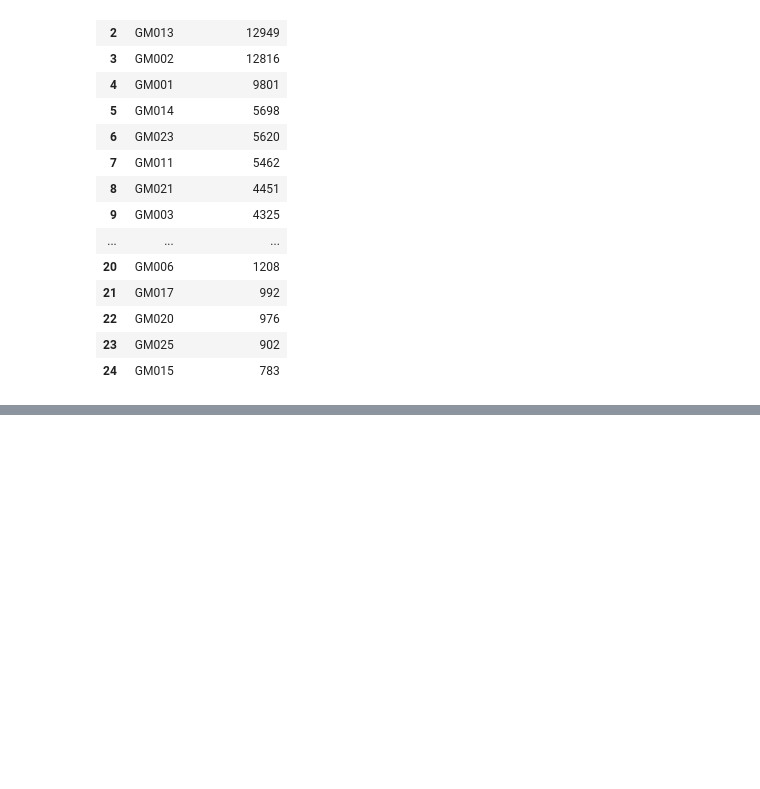
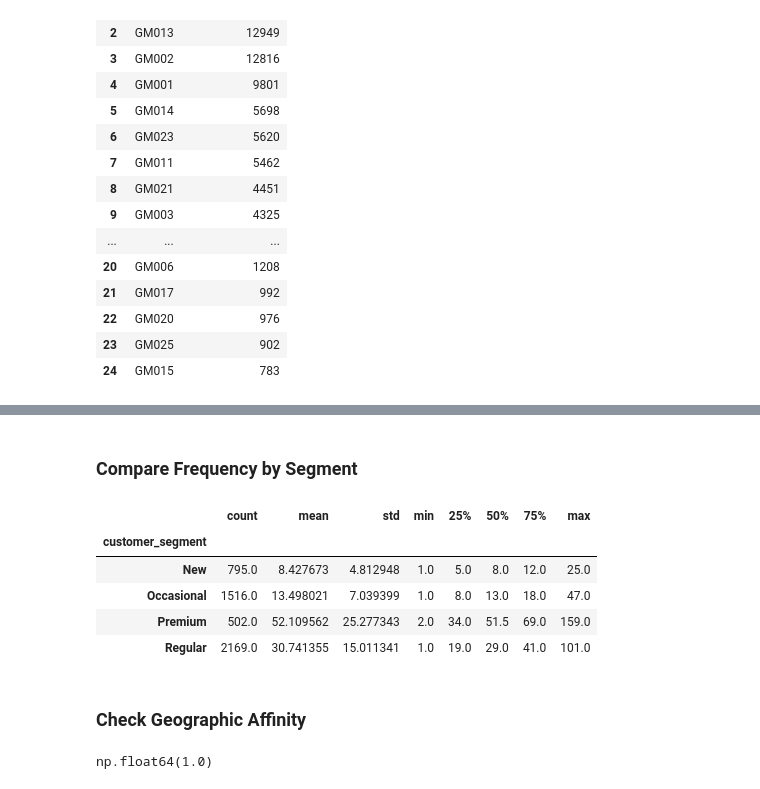
Before and after one commit to Abu-Hozaifa-Retail-Analyst/Retail-Sales-And-Store-Performance-Analytics, a Jupyter notebook: python/05_generate_sales_transactions.ipynb, the cells around one changed output, grey strips where cells are left out. Cells and saved outputs as stored; diff of their text form; code cells hidden in the pictures; blank space fills up the shorter version.

```diff
--- a/python/05_generate_sales_transactions.ipynb
+++ b/python/05_generate_sales_transactions.ipynb
@@ -894,0 +1090,5 @@ store_transaction_distribution
+# %%
+df_sales["store_city"] = (
+    df_sales["store_id"]
+    .map(store_city_lookup)
+)
@@ -894,0 +1108,16 @@ store_transaction_distribution
+# %%
+for city in df_sales["store_city"].dropna().unique():
+
+    mask = df_sales["store_city"] == city
+    n = mask.sum()
+
+    customers = customer_pools[city]
+    weights = customer_weight_pools[city]
+
+    probabilities = weights / weights.sum()
+
+    df_sales.loc[mask, "customer_id"] = np.random.choice(
+        customers,
+        size=n,
+        p=probabilities
+    )
@@ -894,0 +1142,7 @@ store_transaction_distribution
+# %%
+customer_frequency = (
+    df_sales["customer_id"]
+    .value_counts()
+    .rename_axis("customer_id")
+    .reset_index(name="transaction_lines")
+)
@@ -894,0 +1161,26 @@ store_transaction_distribution
+# %% [markdown]
+### Compare Frequency by Segment
+# %%
+customer_frequency = customer_frequency.merge(
+    df_customer[
+        [
+            "customer_id",
+            "customer_segment"
+        ]
+    ],
+    on="customer_id",
+    how="left"
+)
+# %%
+customer_frequency.groupby(
+    "customer_segment"
+)["transaction_lines"].describe()
+# %% [output]
+|  | count | mean | std | min | 25% | 50% | 75% | max |
+| customer_segment |  |  |  |  |  |  |  |  |
+| New | 795.0 | 8.427673 | 4.812948 | 1.0 | 5.0 | 8.0 | 12.0 | 25.0 |
+| Occasional | 1516.0 | 13.498021 | 7.039399 | 1.0 | 8.0 | 13.0 | 18.0 | 47.0 |
+| Premium | 502.0 | 52.109562 | 25.277343 | 2.0 | 34.0 | 51.5 | 69.0 | 159.0 |
+| Regular | 2169.0 | 30.741355 | 15.011341 | 1.0 | 19.0 | 29.0 | 41.0 | 101.0 |
+# %% [markdown]
+### Check Geographic Affinity
@@ -894,0 +1195,8 @@ store_transaction_distribution
+# %%
+(
+    customer_store_city_check["store_city"]
+    ==
+    customer_store_city_check["city"]
+).mean()
+# %% [output]
+np.float64(1.0)
```
Also changed, not shown: parts of 41 cells of this notebook.
